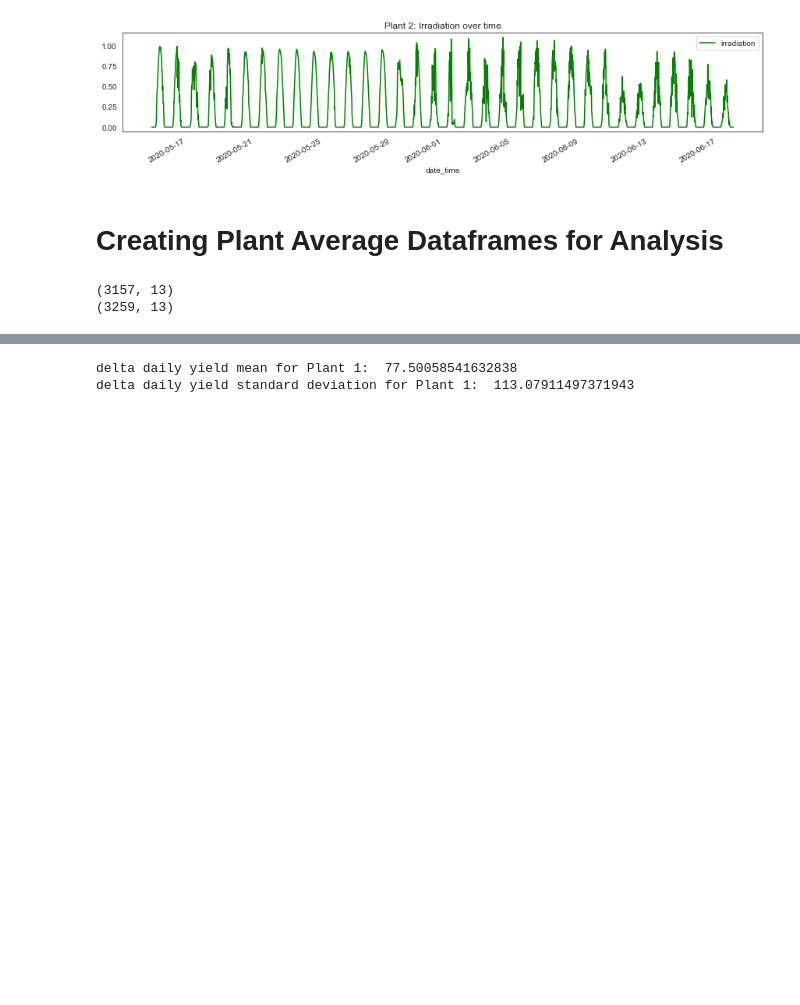
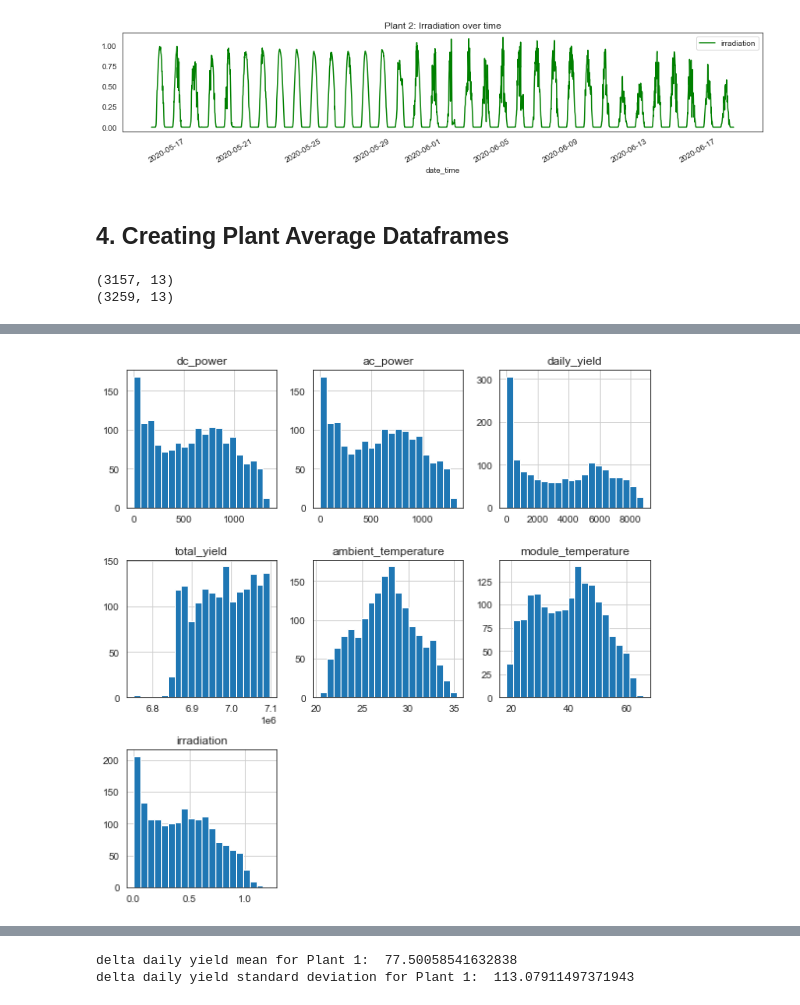
Before and after one commit to billiekim-DS/Capstone-3, a Jupyter notebook: notebooks/Capstone 3 Data Wrangling & EDA.ipynb, the cells around one changed output, grey strips where cells are left out. Drawn from its saved outputs; the diff is of its cells as text; code cells hidden in the pictures; blank space fills up the shorter version.

```diff
--- a/notebooks/Capstone 3 Data Wrangling & EDA.ipynb
+++ b/notebooks/Capstone 3 Data Wrangling & EDA.ipynb
@@ -538,7 +559,7 @@ plt.tight_layout();
 [figure]
 [figure]
 # %% [markdown]
-# Creating Plant Average Dataframes for Analysis
+## 4. Creating Plant Average Dataframes
 # %%
 plant1_avg = plant_df1.groupby(['date_time']).agg('mean').reset_index()
 plant2_avg = plant_df2.groupby(['date_time']).agg('mean').reset_index()
@@ -572,3 +593,8 @@ plant2_avg.describe()
 | 50% | 4136001.0 | 23.618307 | 22.809630 | 3487.807792 | 6.451436e+08 | 26.981263 | 27.534606 | ... |
 | 75% | 4136001.0 | 533.909648 | 522.740660 | 5257.590909 | 6.746497e+08 | 31.056757 | 40.480653 | ... |
 | max | 4136001.0 | 1210.477576 | 1180.898203 | 7923.055556 | 8.769846e+08 | 39.181638 | 66.635953 | ... |
+# %%
+plant1_avg[['dc_power','ac_power','daily_yield','total_yield','ambient_temperature','module_temperature','irradiation']][plant1_avg.dc_power > 0].hist(figsize=(8,8),bins=20)
+plt.tight_layout();
+# %% [output]
+[figure, added]
```
Also changed, not shown: parts of 75 cells of this notebook, 3 other files.
